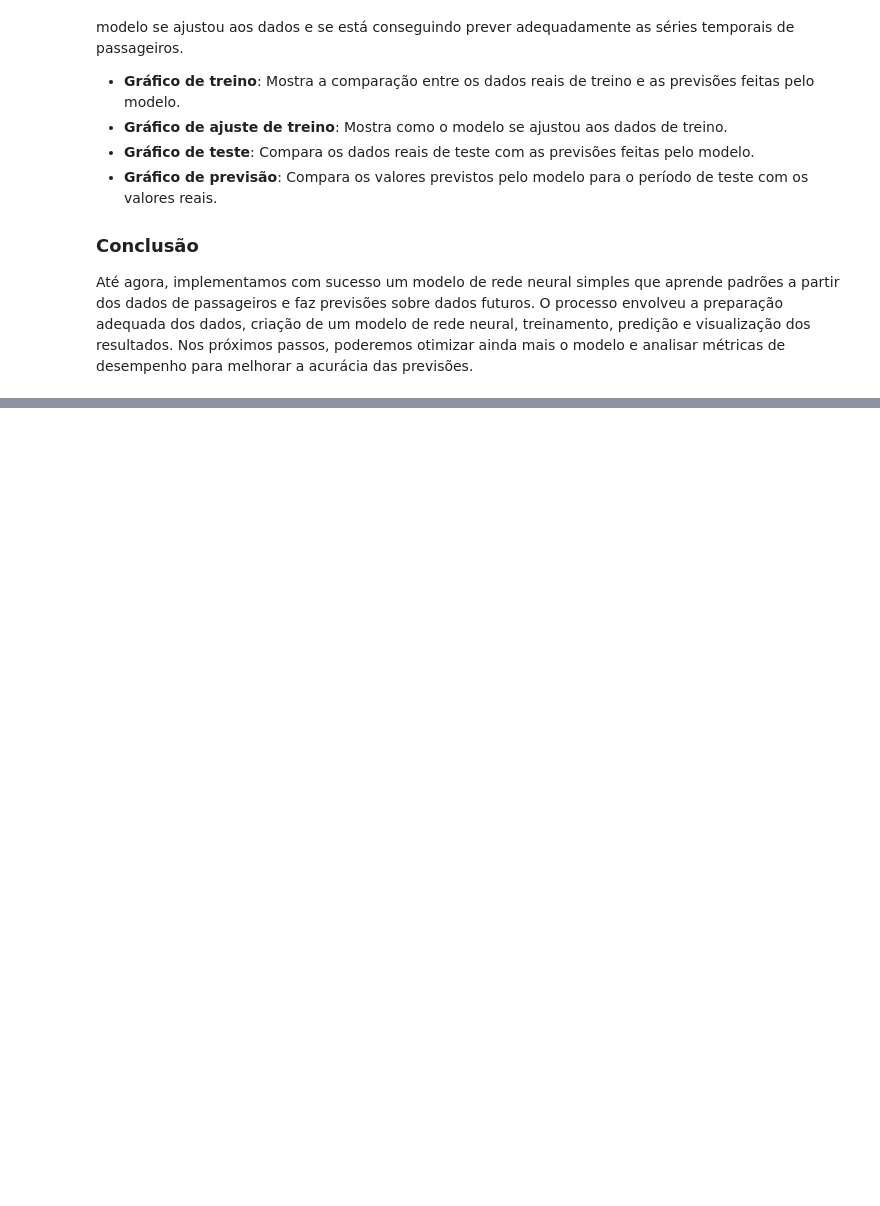
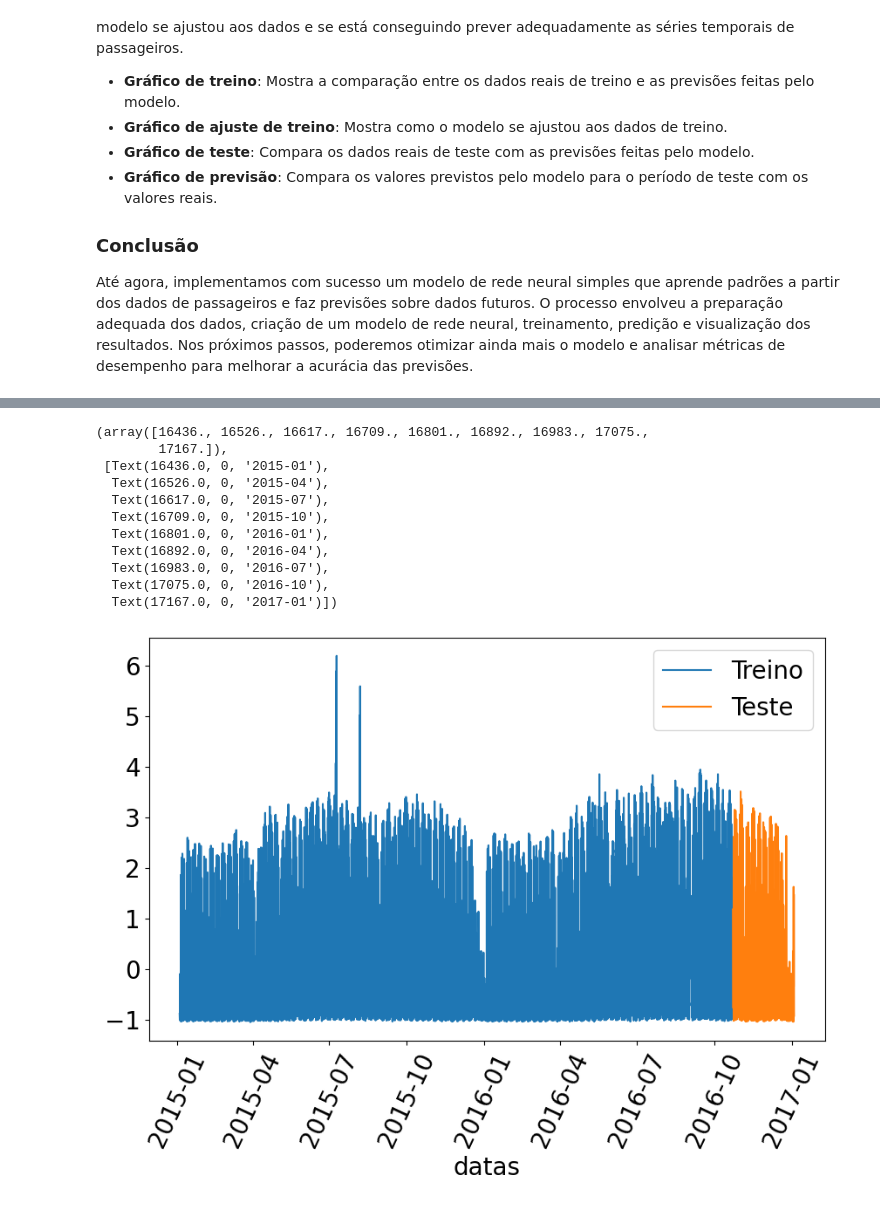
Before and after one commit to Heitorccf/Alura-Forecasting, a Jupyter notebook: exploitation.ipynb, the cells around one changed output, grey strips where cells are left out. Saved outputs shown, nothing was run; the diff lists cells and outputs as text; code cells hidden in the pictures; blank space fills up the shorter version.

```diff
--- a/exploitation.ipynb
+++ b/exploitation.ipynb
@@ -782,0 +818,26 @@ Até agora, implementamos com sucesso um modelo de rede neural simples que apren
+# %%
+y=sc2.transform(bike["contagem"].values.reshape(-1, 1))
+# %%
+tamanho_treino=int(len(bike)*0.9)
+tamanho_teste=len(bike)-tamanho_treino
+# %%
+y_treino=y[0:tamanho_treino]
+# %%
+y_teste=y[tamanho_treino:len(bike)]
+# %%
+sns.lineplot(x="datas", y=y_treino[:,0], data=bike[0:tamanho_treino], label="Treino")
+sns.lineplot(x="datas", y=y_teste[:,0], data=bike[tamanho_treino:len(bike)], label="Teste")
+plt.xticks(rotation=65)
+# %% [output]
+(array([16436., 16526., 16617., 16709., 16801., 16892., 16983., 17075.,
+        17167.]),
+ [Text(16436.0, 0, '2015-01'),
+  Text(16526.0, 0, '2015-04'),
+  Text(16617.0, 0, '2015-07'),
+  Text(16709.0, 0, '2015-10'),
+  Text(16801.0, 0, '2016-01'),
+  Text(16892.0, 0, '2016-04'),
+  Text(16983.0, 0, '2016-07'),
+  Text(17075.0, 0, '2016-10'),
+  Text(17167.0, 0, '2017-01')])
+[figure, added]
```
Also changed, not shown: parts of 28 cells of this notebook, 1 other file.
